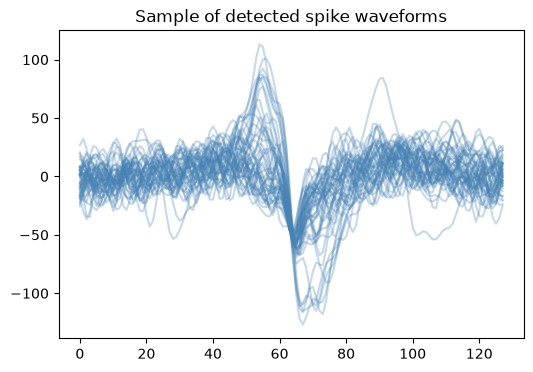
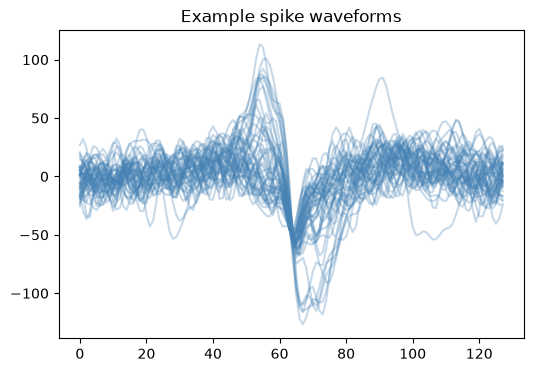
Code edit (unified diff) that turned the first committed figure into the second:
--- before
+++ after
@@ -15,5 +15,6 @@
 for w in waveforms[:50]:
     plt.plot(w, alpha=0.3, color='steelblue')
-plt.title("Sample of detected spike waveforms")
+plt.title("Example spike waveforms")
+plt.savefig("../figures/spike_waveforms_ex.png")
 plt.show()
 
@@ -26,5 +27,3 @@
 plt.ylabel("PC2")
 plt.title("Spikes in PCA feature space")
-plt.savefig("../figures/pca_feature_space.png")
-
 plt.show()

Commit: update figures